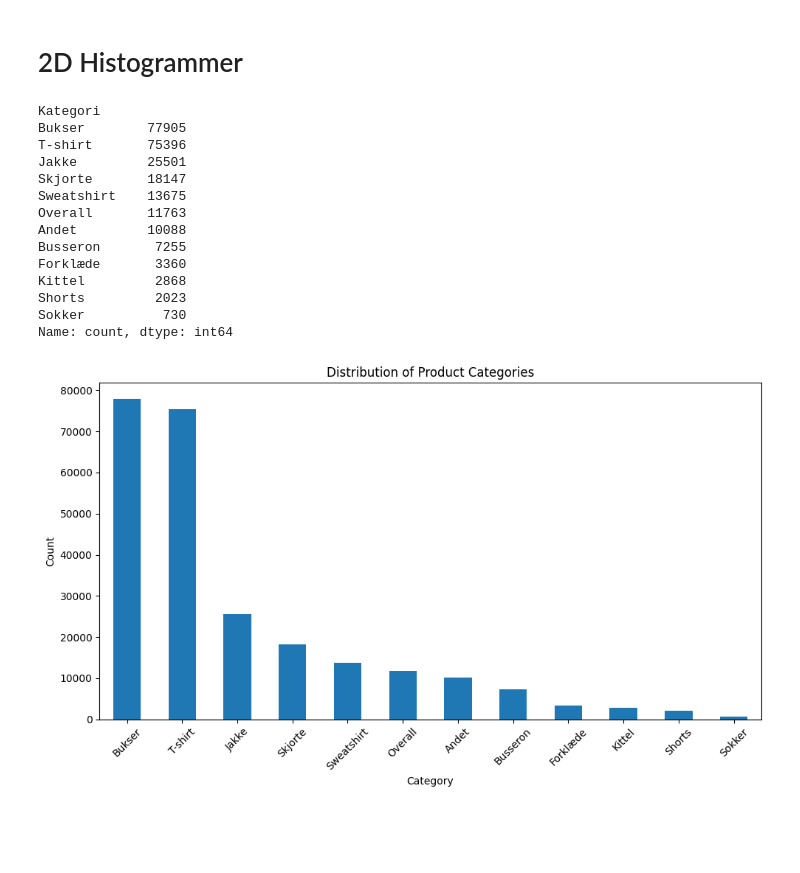
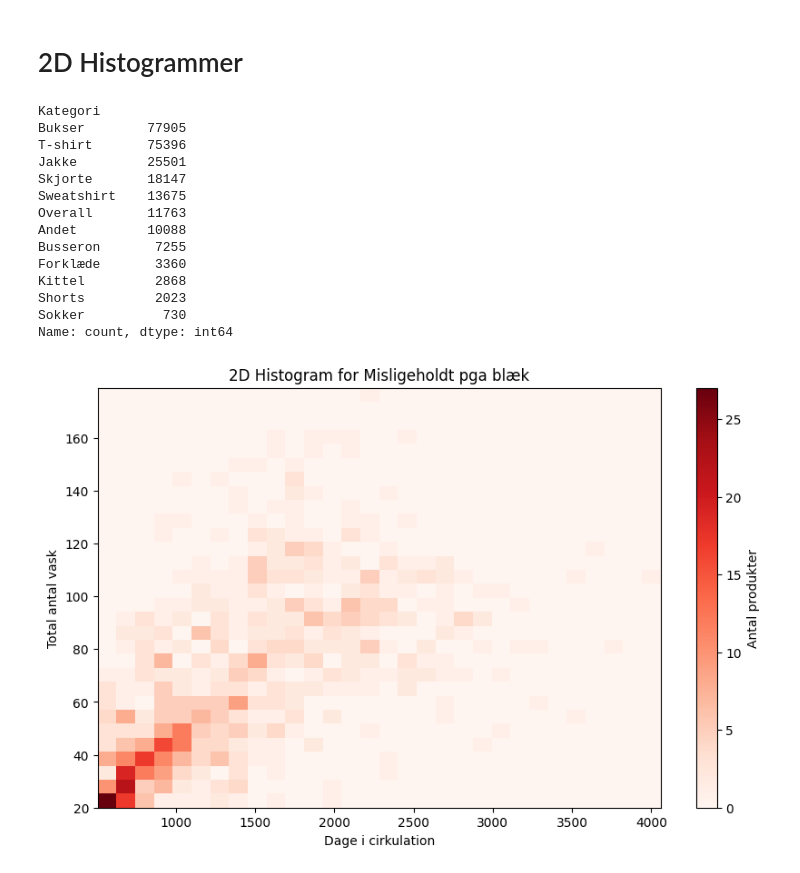
Before and after one commit to Mathias2209/Dataprojekt, a Jupyter notebook: 2D Histogram.ipynb, the cells around one changed output. Drawn from its saved outputs; the diff is of its cells as text; code cells hidden in the pictures; blank space fills up the shorter version.

Commit message:
Første udgave

```diff
--- a/2D Histogram.ipynb
+++ b/2D Histogram.ipynb
@@ -15,13 +15,13 @@ filer = glob.glob("/Users/mathias/Desktop/Uni/4. Semester/Dataprojekt/Rådata/2
 # Indlæs alle filer og saml dem i en liste
 dataframes = [pd.read_excel(fil, skiprows=2) for fil in filer]
 
-# Eventuelt kombiner alle til én DataFrame
+ Eventuelt kombiner alle til én DataFrame
 samlet_df = pd.concat(dataframes, ignore_index=True)
 
 def kategoriser_produkt(produktnavn):
     produktnavn = str(produktnavn).lower()
 
-    # Tjek i prioriteret rækkefølge (mest specifik først)
+     Tjek i prioriteret rækkefølge (mest specifik først)
     if any(ord in produktnavn for ord in ['forklæde', 'forkl']):
         return 'Forklæde'
     elif 'shorts' in produktnavn:
@@ -47,10 +47,10 @@ def kategoriser_produkt(produktnavn):
     else:
         return 'Andet'
 
-# Tilføj kategori
+ Tilføj kategori
 samlet_df['Kategori'] = samlet_df['Produkt - Produkt'].apply(kategoriser_produkt)
 
-# Nu kan du filtrere uden overlap
+ Nu kan du filtrere uden overlap
 skjorte_data = samlet_df[samlet_df['Kategori'] == 'Skjorte']
 shorts_data = samlet_df[samlet_df['Kategori'] == 'Shorts']
 buks_data = samlet_df[samlet_df['Kategori'] == 'Bukser']
@@ -65,16 +65,6 @@ andre_data = samlet_df[samlet_df['Kategori'] == 'Andet']
 
 # Tjek resultater
 print(samlet_df['Kategori'].value_counts())
-
-# Create a plot to visualize the distribution of categories
-plt.figure(figsize=(10, 6))
-samlet_df['Kategori'].value_counts().plot(kind='bar')
-plt.title('Distribution of Product Categories')
-plt.xlabel('Category')
-plt.ylabel('Count')
-plt.xticks(rotation=45)
-plt.tight_layout()
-plt.show()
 # %% [output]
 Kategori
 Bukser        77905
@@ -90,4 +80,20 @@ Kittel         2868
 Shorts         2023
 Sokker          730
 Name: count, dtype: int64
-[figure, removed]
+# %%
+def twod_histogram(data, kassationssårsag, bins=30, min_dage = 0, max_dage = 4500, min_vask = 0, max_vask = 200):
+    kassation_data = data[data['Kassationsårsag (ui)'] == kassationssårsag]
+    kassation_data = kassation_data[(kassation_data['Dage i cirkulation'] >= min_dage) & (kassation_data['Dage i cirkulation'] <= max_dage)]
+    kassation_data = kassation_data[(kassation_data['Total antal vask'] >= min_vask) & (kassation_data['Total antal vask'] <= max_vask)]
+
+    plt.figure(figsize=(10, 6))
+    plt.hist2d(kassation_data['Dage i cirkulation'], kassation_data['Total antal vask'], bins=bins, cmap='Reds')
+    plt.colorbar(label='Antal produkter')
+    plt.xlabel('Dage i cirkulation')
+    plt.ylabel('Total antal vask')
+    plt.title(f'2D Histogram for {kassationssårsag}')
+    plt.show()
+
+twod_histogram(tshirt_data, 'Misligeholdt pga blæk', bins=30, min_dage = 500, min_vask = 20)
+# %% [output]
+[figure, added]
```
Also changed, not shown: parts of 2 cells of this notebook.
